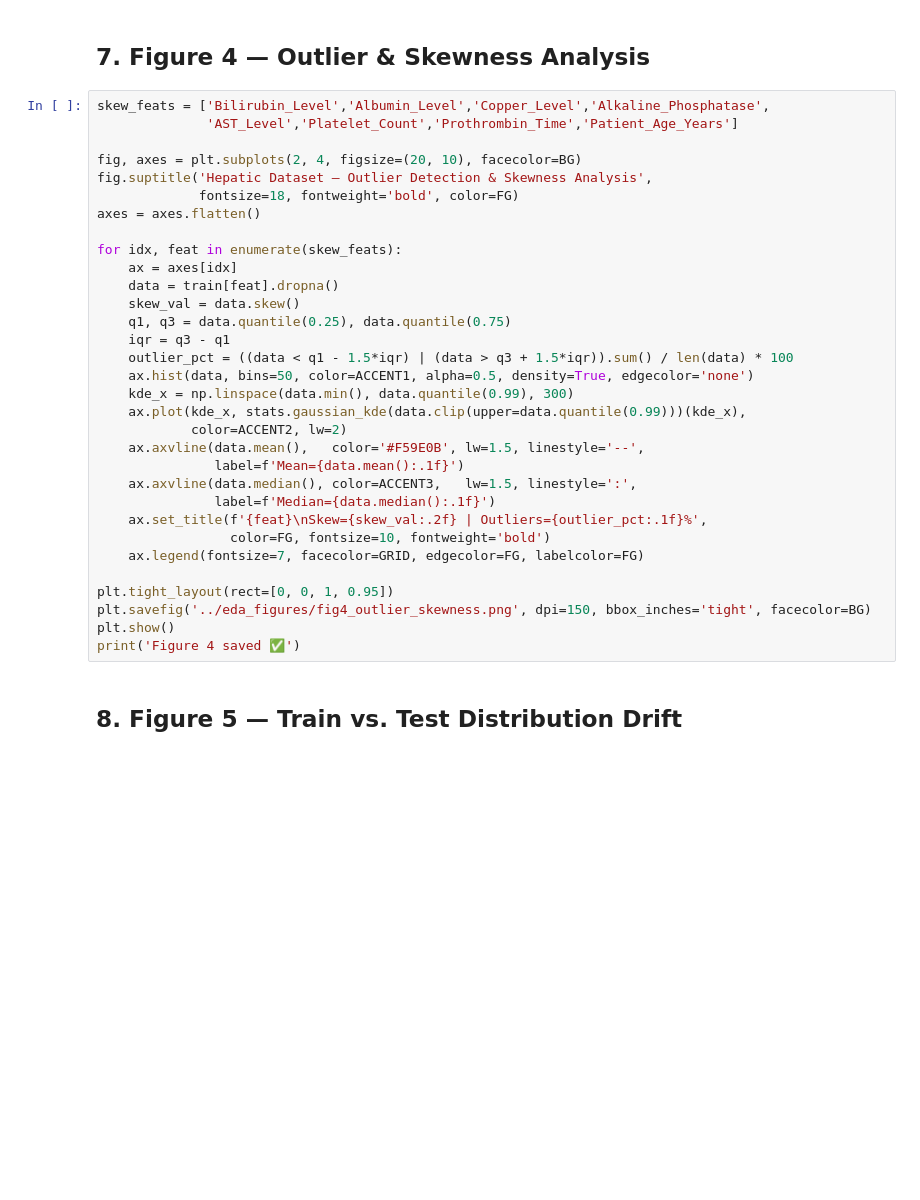
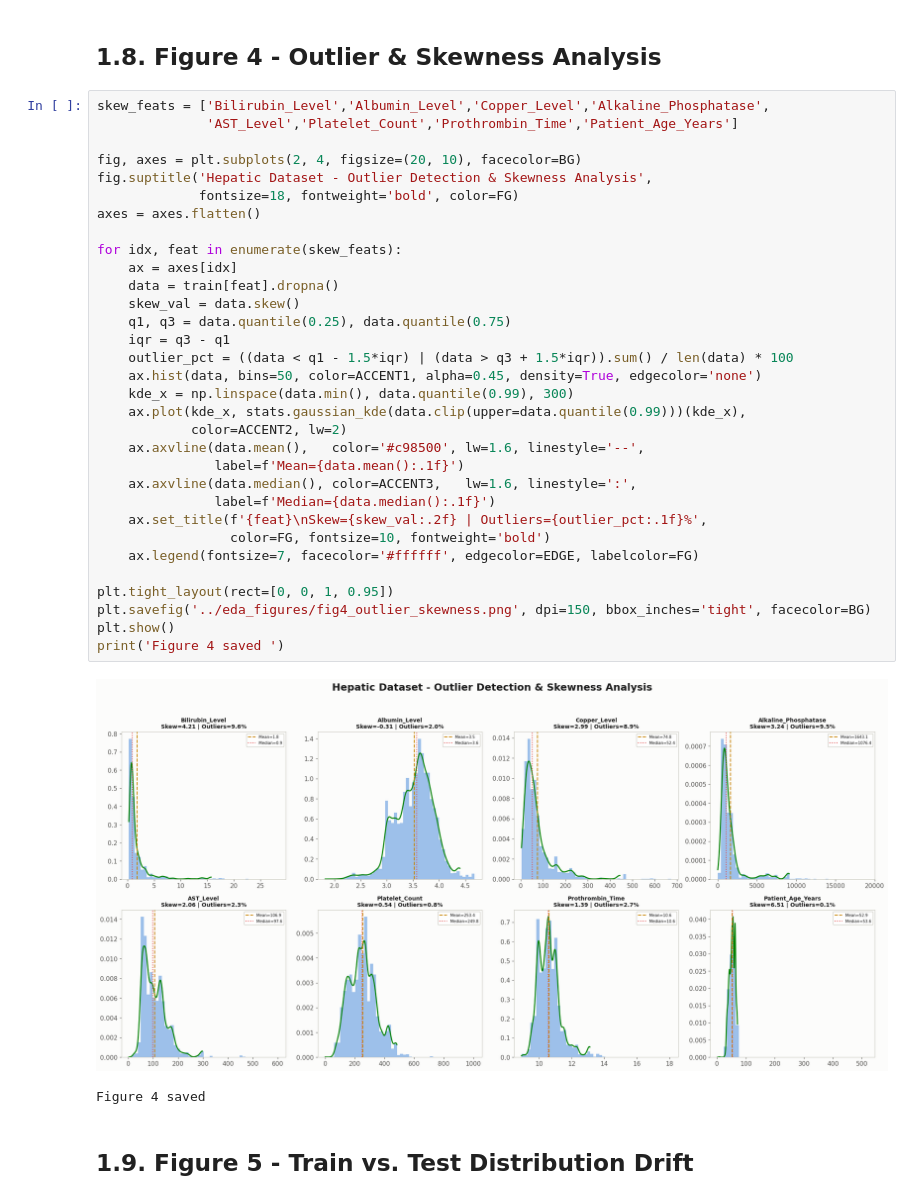
Before and after one commit to AIVIETNAM-AIO-DoHongNhat/Hepatic-Model-Comparison, a Jupyter notebook: notebooks/01_eda.ipynb, the cells around one changed output. Drawn from its saved outputs; the diff is of its cells as text; blank space fills up the shorter version.

```diff
--- a/notebooks/01_eda.ipynb
+++ b/notebooks/01_eda.ipynb
@@ -281,39 +357,42 @@ print('Figure 3 saved ✅')
 # %% [markdown]
-## 7. Figure 4 — Outlier & Skewness Analysis
+## 1.8. Figure 4 - Outlier & Skewness Analysis
 # %%
 skew_feats = ['Bilirubin_Level','Albumin_Level','Copper_Level','Alkaline_Phosphatase',
               'AST_Level','Platelet_Count','Prothrombin_Time','Patient_Age_Years']
 
 fig, axes = plt.subplots(2, 4, figsize=(20, 10), facecolor=BG)
-fig.suptitle('Hepatic Dataset — Outlier Detection & Skewness Analysis',
+fig.suptitle('Hepatic Dataset - Outlier Detection & Skewness Analysis',
              fontsize=18, fontweight='bold', color=FG)
 axes = axes.flatten()
 
 for idx, feat in enumerate(skew_feats):
     ax = axes[idx]
     data = train[feat].dropna()
     skew_val = data.skew()
     q1, q3 = data.quantile(0.25), data.quantile(0.75)
     iqr = q3 - q1
     outlier_pct = ((data < q1 - 1.5*iqr) | (data > q3 + 1.5*iqr)).sum() / len(data) * 100
-    ax.hist(data, bins=50, color=ACCENT1, alpha=0.5, density=True, edgecolor='none')
+    ax.hist(data, bins=50, color=ACCENT1, alpha=0.45, density=True, edgecolor='none')
     kde_x = np.linspace(data.min(), data.quantile(0.99), 300)
     ax.plot(kde_x, stats.gaussian_kde(data.clip(upper=data.quantile(0.99)))(kde_x),
             color=ACCENT2, lw=2)
-    ax.axvline(data.mean(),   color='#F59E0B', lw=1.5, linestyle='--',
+    ax.axvline(data.mean(),   color='#c98500', lw=1.6, linestyle='--',
                label=f'Mean={data.mean():.1f}')
-    ax.axvline(data.median(), color=ACCENT3,   lw=1.5, linestyle=':',
+    ax.axvline(data.median(), color=ACCENT3,   lw=1.6, linestyle=':',
                label=f'Median={data.median():.1f}')
     ax.set_title(f'{feat}\nSkew={skew_val:.2f} | Outliers={outlier_pct:.1f}%',
                  color=FG, fontsize=10, fontweight='bold')
-    ax.legend(fontsize=7, facecolor=GRID, edgecolor=FG, labelcolor=FG)
+    ax.legend(fontsize=7, facecolor='#ffffff', edgecolor=EDGE, labelcolor=FG)
 
 plt.tight_layout(rect=[0, 0, 1, 0.95])
 plt.savefig('../eda_figures/fig4_outlier_skewness.png', dpi=150, bbox_inches='tight', facecolor=BG)
 plt.show()
-print('Figure 4 saved ✅')
+print('Figure 4 saved ')
+# %% [output]
+[figure, added]
+Figure 4 saved
 # %% [markdown]
-## 8. Figure 5 — Train vs. Test Distribution Drift
+## 1.9. Figure 5 - Train vs. Test Distribution Drift
 # %%
 drift_feats = ['Bilirubin_Level','Albumin_Level','Platelet_Count','Prothrombin_Time',
                'Patient_Age_Years','Followup_Days','Clinical_Stage','Alkaline_Phosphatase']
```
Also changed, not shown: parts of 22 cells of this notebook, 9 other files.
